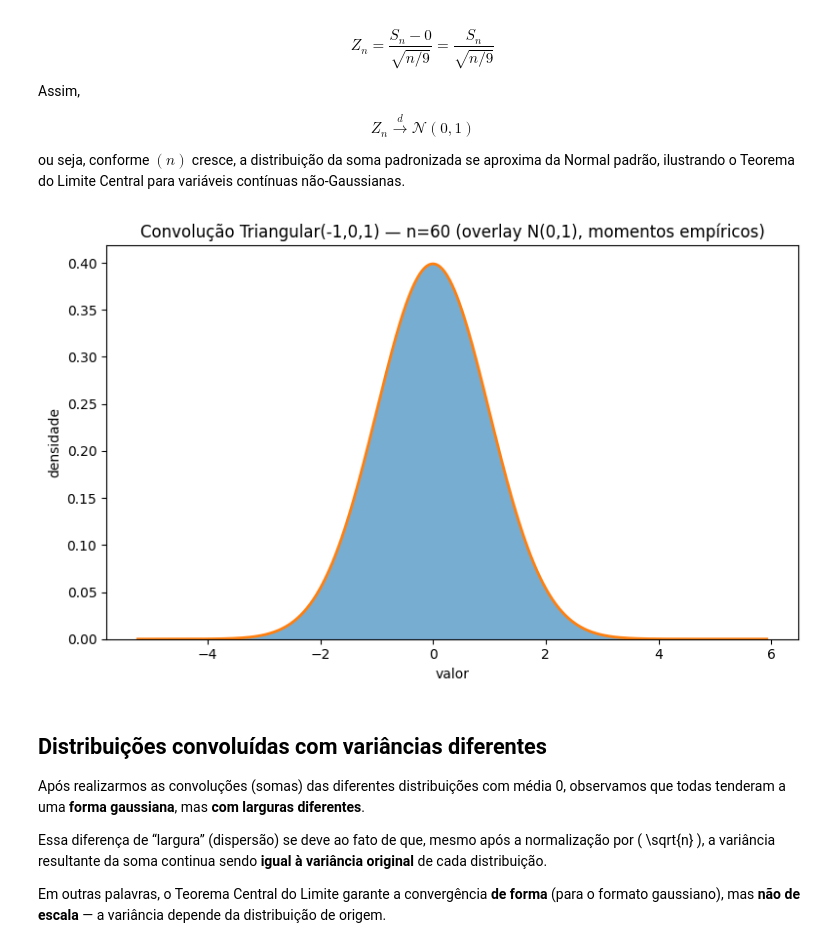
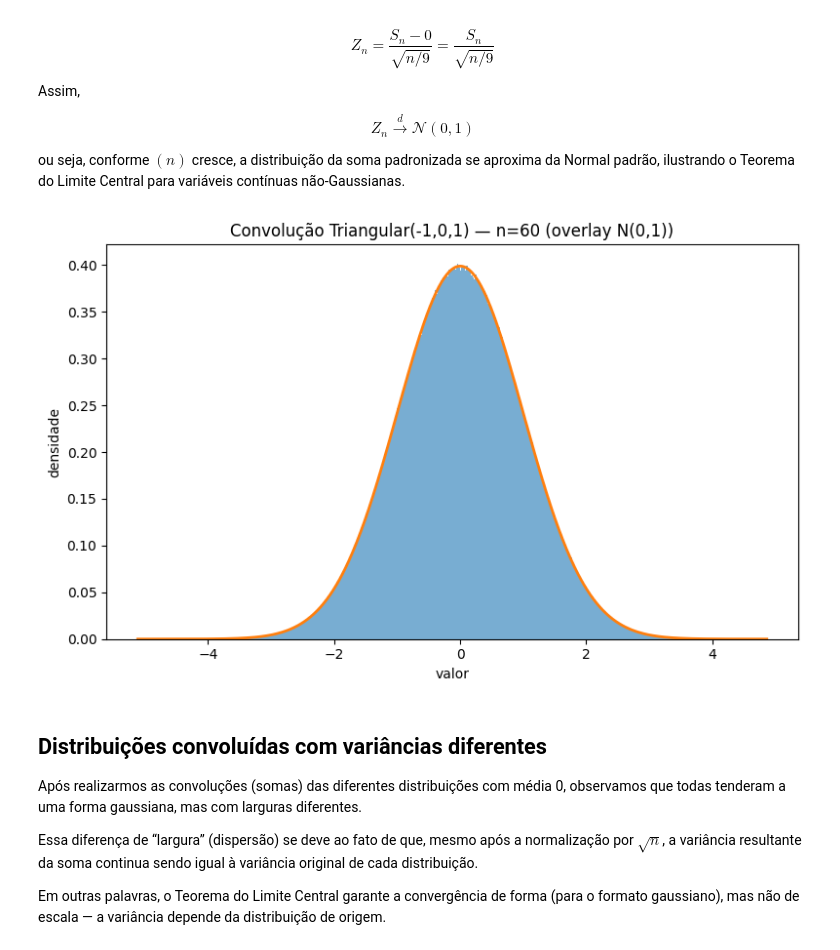
Before and after one commit to Morsinaldo/PPGEEC2317-sistemas-probabilisticos, a Jupyter notebook: Parte_2/teorema_limite_central.ipynb, the cells around one changed output. Drawn from its saved outputs; the diff is of its cells as text; code cells hidden in the pictures.

```diff
--- a/Parte_2/teorema_limite_central.ipynb
+++ b/Parte_2/teorema_limite_central.ipynb
@@ -23,9 +23,8 @@ import matplotlib.pyplot as plt
 - `SIGMA2_TGT`: variância-alvo usada depois para alinhar (padronizar) as distribuições.
 # %%
 RNG_SEED   = 42
-N_SAMPLES  = 50_000_000
+N_SAMPLES  = 10_000_000
 BINS       = 500
-NS_RAW     = [30]
 SIGMA2_TGT = 1.0
 
 rng = np.random.default_rng(RNG_SEED)
@@ -353,37 +310,35 @@ $$
 ou seja, conforme $(n)$ cresce, a distribuição da soma padronizada se aproxima da Normal padrão, ilustrando o Teorema do Limite Central para variáveis contínuas não-Gaussianas.
 # %%
 # parâmetros
-n = 60  # experimente 60 ou 100 para alinhar melhor o pico
-T_mat = rng.triangular(left=-1.0, mode=0.0, right=1.0, size=(N_SAMPLES, n))
-S = T_mat.sum(axis=1)
+n = 60
+T_mat = rng.triangular(-1.0, 0.0, 1.0, size=(N_SAMPLES, n))
+Sn_tri = T_mat.sum(axis=1) / np.sqrt(n)
 
-# padronização por momentos EMPÍRICOS (remove viés de amostragem)
-mu_hat = S.mean()
-sd_hat = S.std(ddof=0)
-Z = (S - mu_hat) / sd_hat
+mu_hat = Sn_tri.mean()
+sd_hat = Sn_tri.std(ddof=0)
+Z = (Sn_tri - mu_hat) / sd_hat
 
 # plot
 plt.figure(figsize=(8,5))
 counts, edges, _ = plt.hist(Z, bins=BINS, density=True, alpha=0.6)
 xs = np.linspace(edges[0], edges[-1], 800)
 norm_pdf = (1.0/np.sqrt(2*np.pi)) * np.exp(-(xs**2)/2)
 plt.plot(xs, norm_pdf, linewidth=2)
-plt.title("Convolução Poisson(λ=5) — n=30 (overlay N(0,1))")
+plt.title(f"Convolução Triangular(-1,0,1) — n={n} (overlay N(0,1))")
 plt.xlabel("valor"); plt.ylabel("densidade"); plt.tight_layout(); plt.show()
 # %% [output]
-[figure, old version]
+[figure, new version]
 # %% [markdown]
 ## Distribuições convoluídas com variâncias diferentes
 
 Após realizarmos as convoluções (somas) das diferentes distribuições com média 0,
-observamos que todas tenderam a uma **forma gaussiana**, mas **com larguras diferentes**.
+observamos que todas tenderam a uma forma gaussiana, mas com larguras diferentes.
 
 Essa diferença de “largura” (dispersão) se deve ao fato de que, mesmo após a normalização
-por \( \sqrt{n} \), a variância resultante da soma continua sendo **igual à variância original**
+por  $\sqrt{n}$, a variância resultante da soma continua sendo igual à variância original
 de cada distribuição.
 
-Em outras palavras, o Teorema Central do Limite garante a convergência **de forma** (para
-o formato gaussiano), mas **não de escala** — a variância depende da distribuição de origem.
+Em outras palavras, o Teorema do Limite Central garante a convergência de forma (para o formato gaussiano), mas não de escala — a variância depende da distribuição de origem.
 # %% [markdown]
 ## Por que as variâncias continuam diferentes?
 
```
Also changed, not shown: parts of 17 cells of this notebook.
